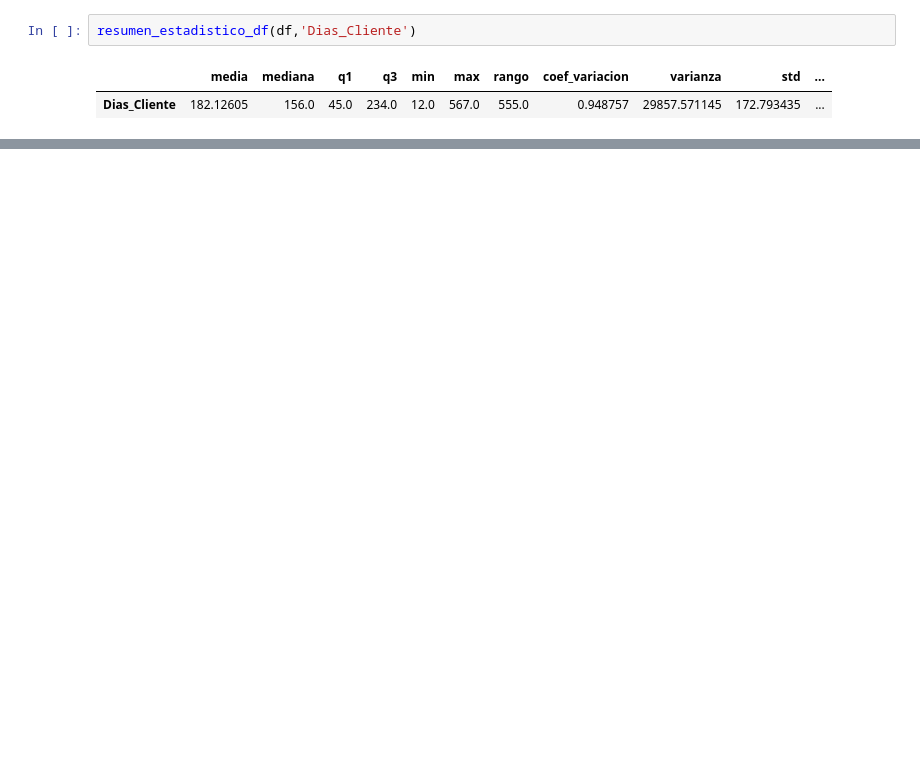
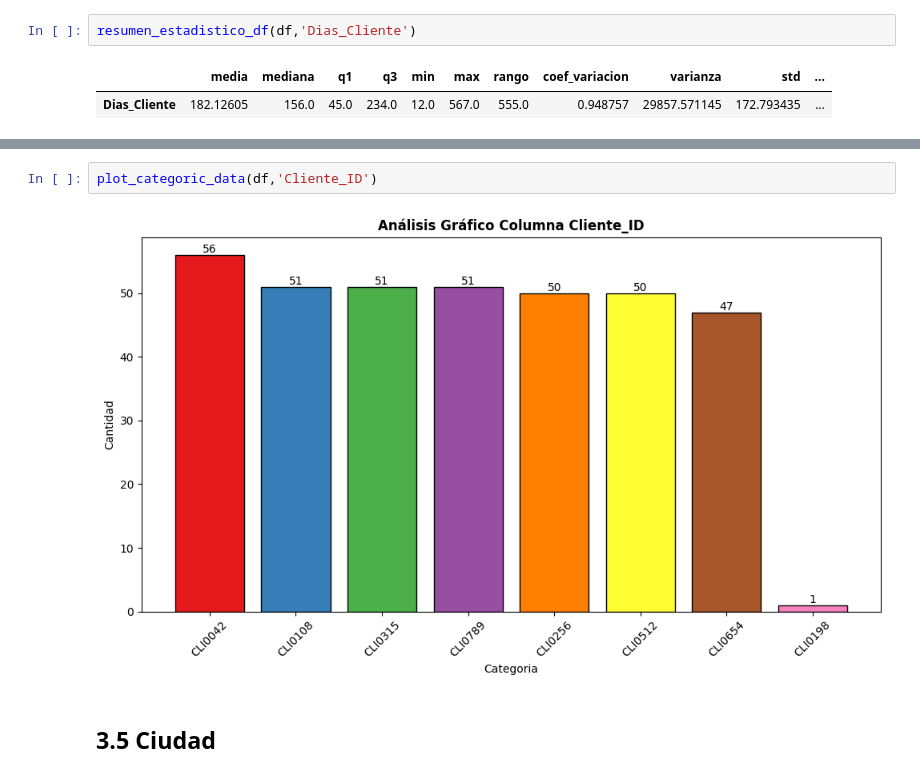
Before and after one commit to Joel-F-Alba-A/Taller_S9_Preprocesamiento_Datos, a Jupyter notebook: Taller_S9.ipynb, the cells around one changed output, grey strips where cells are left out. Saved outputs shown, nothing was run; the diff lists cells and outputs as text; blank space fills up the shorter version.

```diff
--- a/Taller_S9.ipynb
+++ b/Taller_S9.ipynb
@@ -244,0 +330,6 @@ plot_numeric_data('Dias_Cliente')
+# %%
+plot_categoric_data(df,'Cliente_ID')
+# %% [output]
+[figure, added]
+# %% [markdown]
+## **3.5 Ciudad**
```
Also changed, not shown: parts of 26 cells of this notebook.
